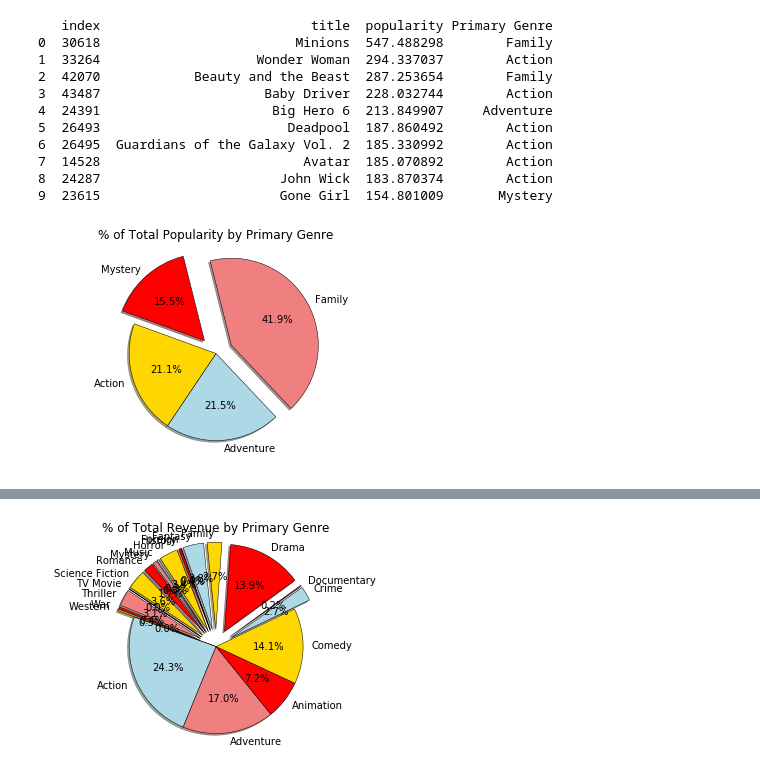
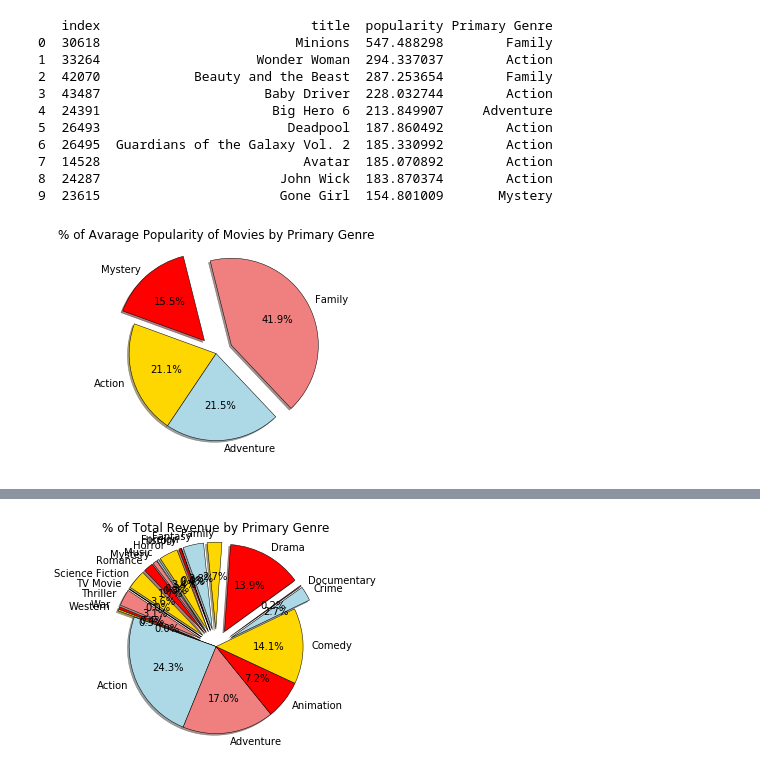
Before and after one commit to sarahshelden/Project1DataScience, a Jupyter notebook: movies.ipynb, the cells around one changed output, grey strips where cells are left out. Saved outputs shown, nothing was run; the diff lists cells and outputs as text; code cells hidden in the pictures.

```diff
--- a/movies.ipynb
+++ b/movies.ipynb
@@ -227,19 +227,19 @@ print(top_10_popular_mv)
 8  24287                       John Wick  183.870374        Action
 9  23615                       Gone Girl  154.801009       Mystery
 # %%
-popularity_sum = top_10_popular_mv.groupby('Primary Genre').mean()["popularity"]
+popularity_mean = top_10_popular_mv.groupby('Primary Genre').mean()["popularity"]
 
-labels = popularity_sum.index
+labels = popularity_mean.index
 colors = ["gold", "lightblue", "lightcoral","red"]
 explode = (0, 0, 0.2,0.2)
 
-plt.title('% of Total Popularity by Primary Genre')
+plt.title('% of Avarage Popularity of Movies by Primary Genre')
 plt.axis('equal')
 
-plt.pie(popularity_sum, explode=explode, labels=labels, colors=colors,autopct="%1.1f%%", shadow=True, startangle=160,wedgeprops = {'linewidth': .5, 'edgecolor': 'black'})
+plt.pie(popularity_mean, explode=explode, labels=labels, colors=colors,autopct="%1.1f%%", shadow=True, startangle=160,wedgeprops = {'linewidth': .5, 'edgecolor': 'black'})
 plt.show()
 # %% [output]
-[figure, old version]
+[figure, new version]
 # %%
 # sorting movie by revenue from highest to lowest
 # sort_by_revenue = clean_movie_data_df.sort_values(by='revenue', ascending = False)
```
Also changed, not shown: parts of 2 cells of this notebook.
